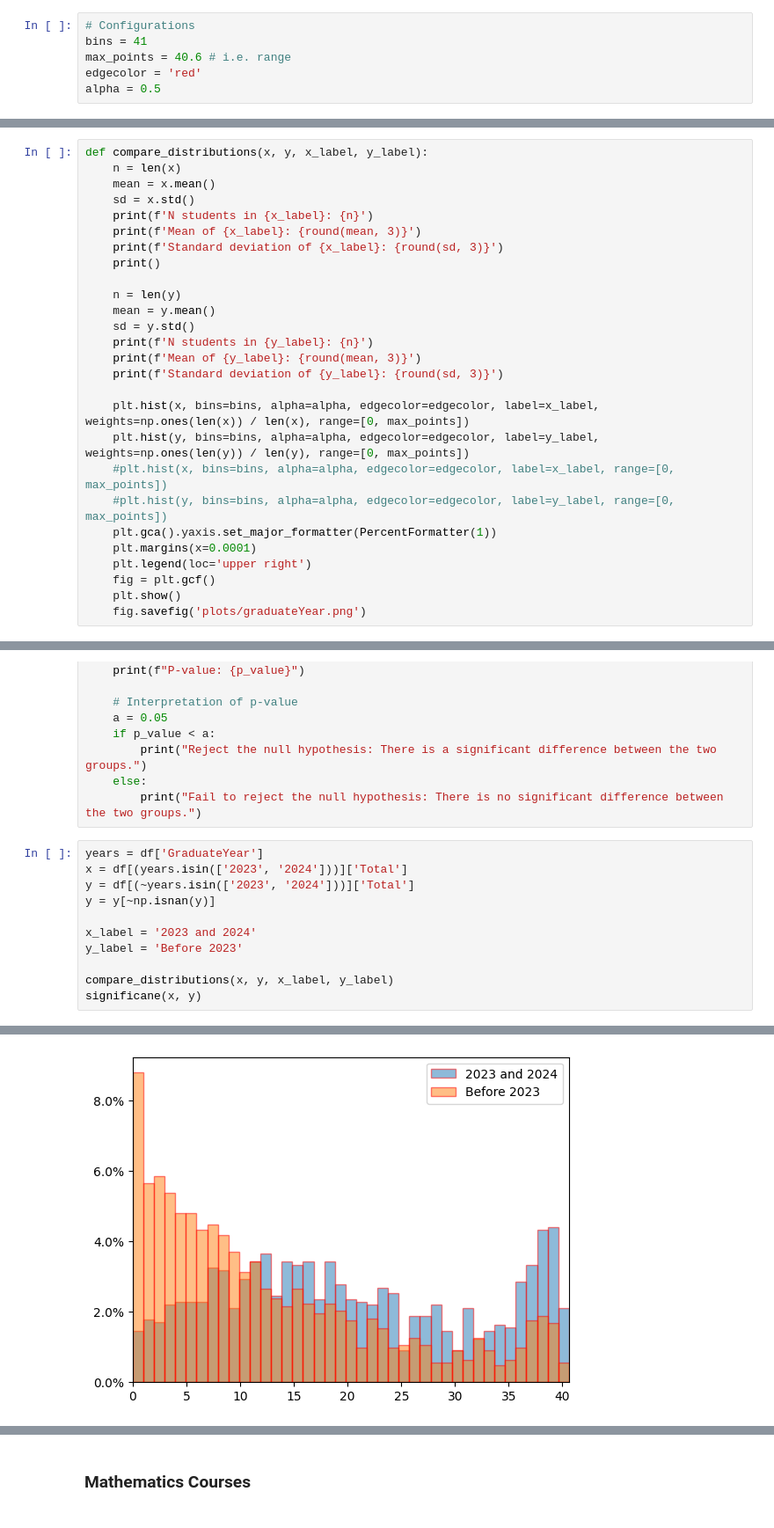
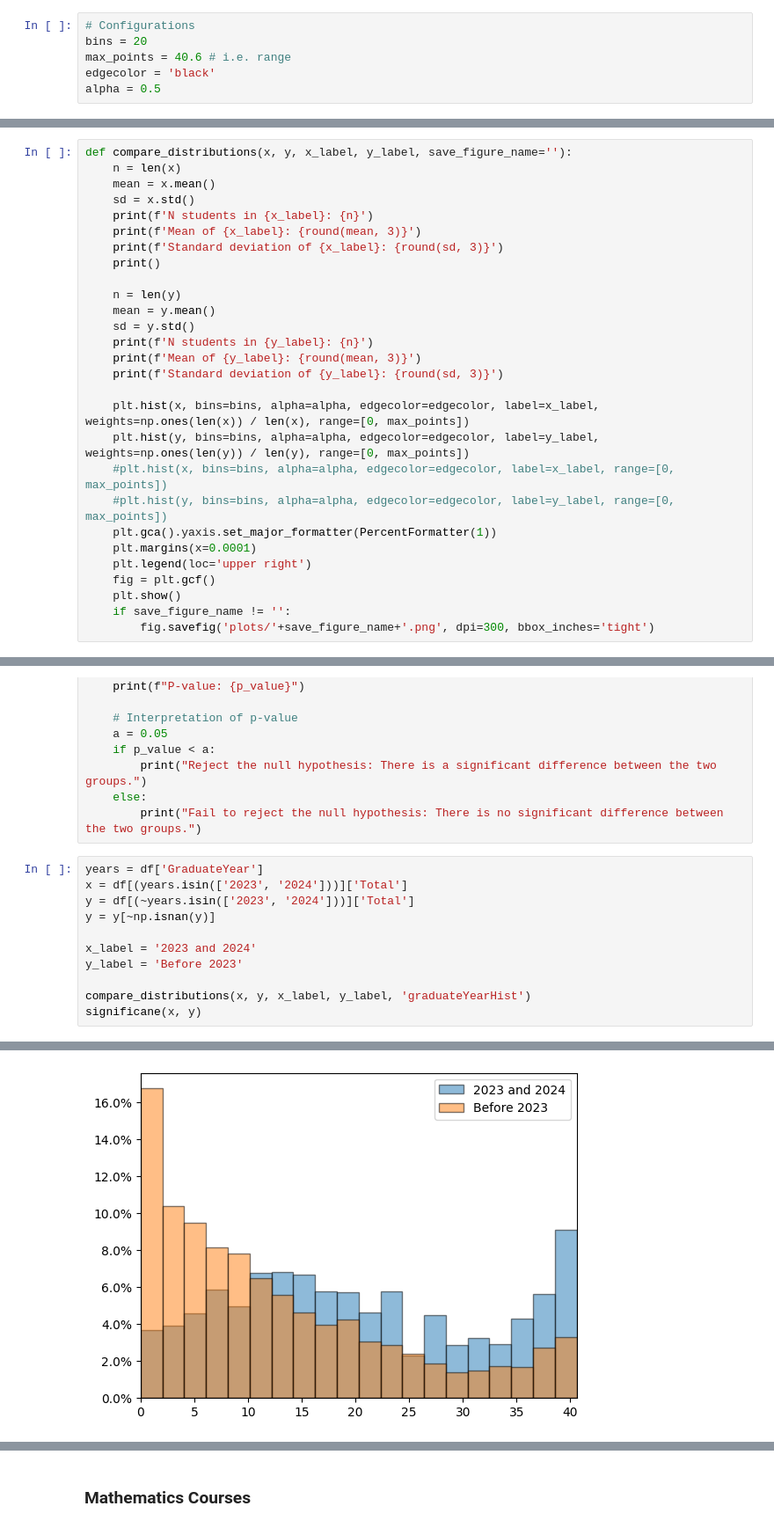
Before and after one commit to SondreBolland/Nordic-Prior-Knowledge-Test-2024, a Jupyter notebook: Dynamic Report.ipynb, the cells around one changed output, grey strips where cells are left out. Shown: that part at 88% size. Cells and saved outputs as stored; diff of their text form.

```diff
--- a/Dynamic Report.ipynb
+++ b/Dynamic Report.ipynb
@@ -228,9 +255,9 @@ Name: proportion, dtype: float64
 In this section of the report, the main results are presented before a review of the background the students have on the various study paths and what connection there is between background and results. Later we take a close look at how well they performed in specific programming tasks to understand their grasp of the different concepts.
 # %%
 # Configurations
-bins = 41
+bins = 20
 max_points = 40.6 # i.e. range
-edgecolor = 'red'
+edgecolor = 'black'
 alpha = 0.5
 # %% [markdown]
 ## Main Result
@@ -261,7 +290,7 @@ df['difficulty'].value_counts().loc[['Veldig lett', 'Lett', 'Litt lett', 'Nøytr
 <Axes: xlabel='difficulty'>
 [figure]
 # %%
-def compare_distributions(x, y, x_label, y_label):
+def compare_distributions(x, y, x_label, y_label, save_figure_name=''):
     n = len(x)
     mean = x.mean()
     sd = x.std()
@@ -286,7 +315,8 @@ def compare_distributions(x, y, x_label, y_label):
     plt.legend(loc='upper right')
     fig = plt.gcf()
     plt.show()
-    fig.savefig('plots/graduateYear.png')
+    if save_figure_name != '':
+        fig.savefig('plots/'+save_figure_name+'.png', dpi=300, bbox_inches='tight')
 # %% [markdown]
 ## Prior Programming Experience in Secondary School
 In the initial segment of the test, we inquired with the students regarding their prior exposure to
@@ -319,7 +349,7 @@ y = y[~np.isnan(y)]
 x_label = '2023 and 2024'
 y_label = 'Before 2023'
 
-compare_distributions(x, y, x_label, y_label)
+compare_distributions(x, y, x_label, y_label, 'graduateYearHist')
 significane(x, y)
 # %% [output]
 N students in 2023 and 2024: 1228
@@ -332 +362 @@ Standard deviation of Before 2023: 11.179
-[figure, old version]
+[figure, new version]
```
Also changed, not shown: parts of 29 cells of this notebook, 3 other files.
